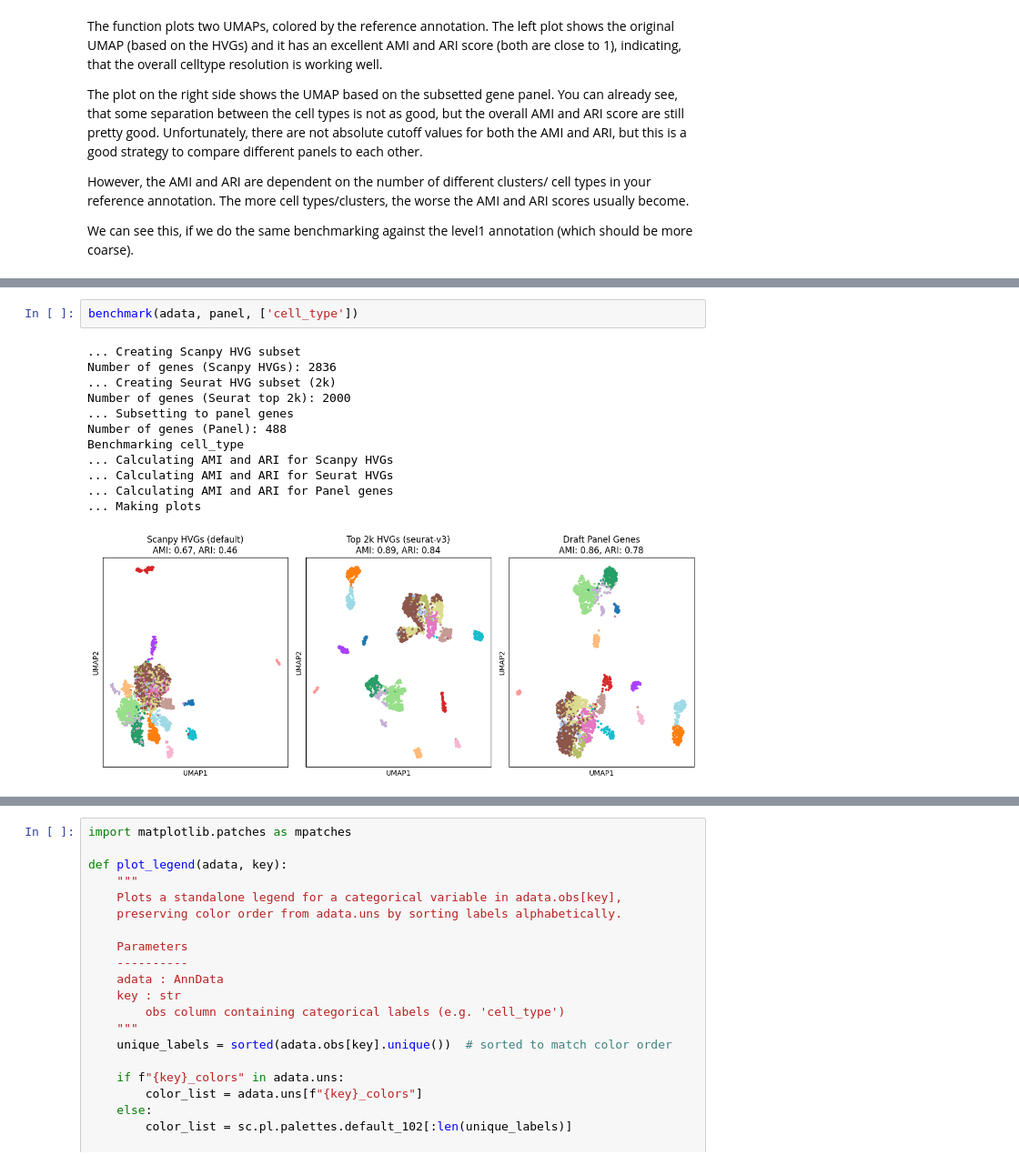
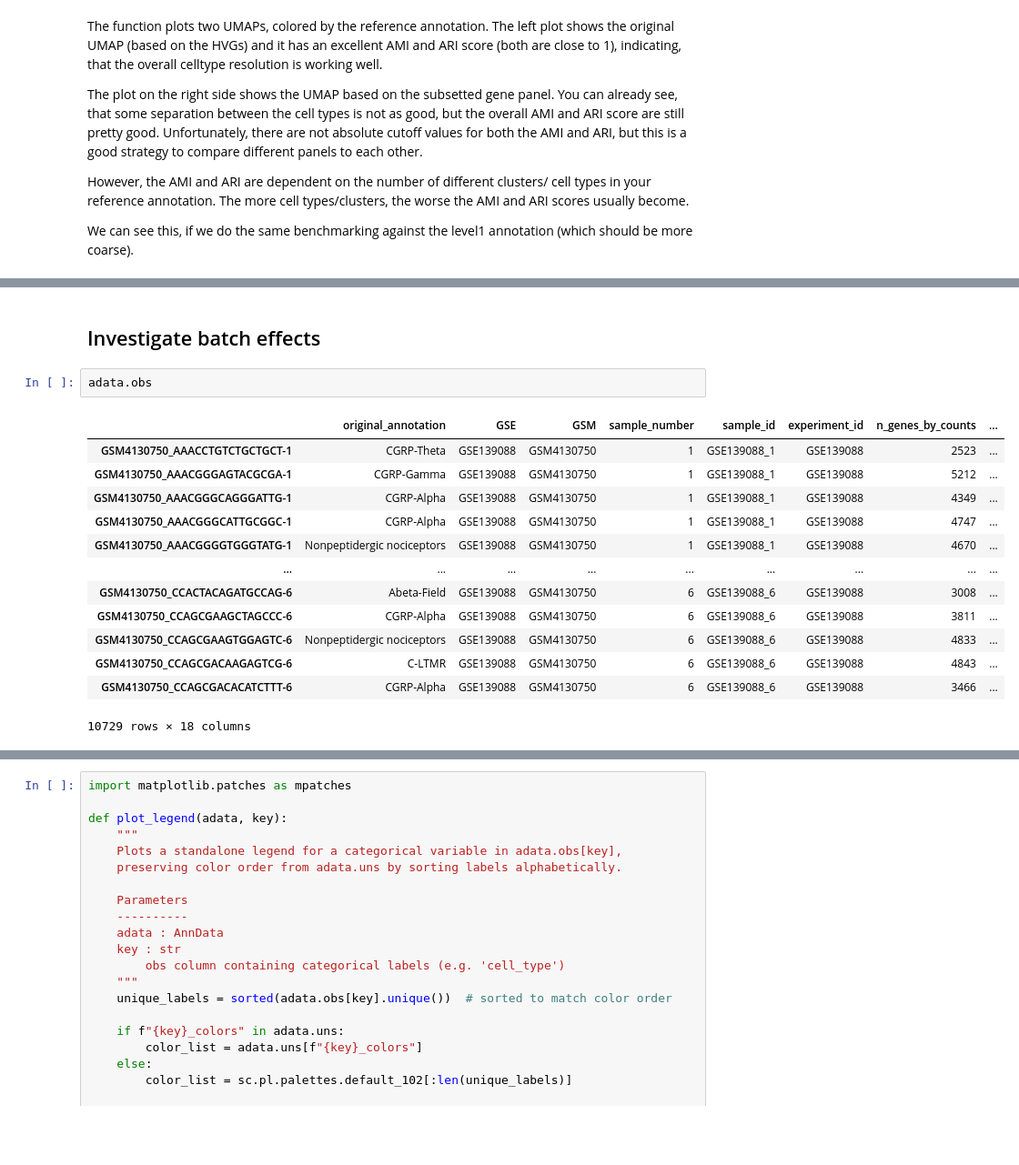
Before and after one commit to aifimmunology/spatial_drg_colon_bladder, a Jupyter notebook: 03_finalization/02_benchmark-panel-GSE139088.ipynb, the cells around one changed output, grey strips where cells are left out. Shown at 91% size. Drawn from its saved outputs; the diff is of its cells as text; blank space fills up the shorter version.

```diff
--- a/03_finalization/02_benchmark-panel-GSE139088.ipynb
+++ b/03_finalization/02_benchmark-panel-GSE139088.ipynb
@@ -324,15 +263,18 @@ def benchmark(adata, panel, keys):
-# %%
-benchmark(adata, panel, ['cell_type'])
-# %% [output]
-... Creating Scanpy HVG subset
-Number of genes (Scanpy HVGs): 2836
-... Creating Seurat HVG subset (2k)
-Number of genes (Seurat top 2k): 2000
-... Subsetting to panel genes
-Number of genes (Panel): 488
-Benchmarking cell_type
-... Calculating AMI and ARI for Scanpy HVGs
-... Calculating AMI and ARI for Seurat HVGs
-... Calculating AMI and ARI for Panel genes
-... Making plots
-[figure, removed]
+# %% [markdown]
+## Investigate batch effects
+# %%
+adata.obs
+# %% [output]
+|  | original_annotation | GSE | GSM | sample_number | sample_id | experiment_id | n_genes_by_counts | ... |
+| GSM4130750_AAACCTGTCTGCTGCT-1 | CGRP-Theta | GSE139088 | GSM4130750 | 1 | GSE139088_1 | GSE139088 | 2523 | ... |
+| GSM4130750_AAACGGGAGTACGCGA-1 | CGRP-Gamma | GSE139088 | GSM4130750 | 1 | GSE139088_1 | GSE139088 | 5212 | ... |
+| GSM4130750_AAACGGGCAGGGATTG-1 | CGRP-Alpha | GSE139088 | GSM4130750 | 1 | GSE139088_1 | GSE139088 | 4349 | ... |
+| GSM4130750_AAACGGGCATTGCGGC-1 | CGRP-Alpha | GSE139088 | GSM4130750 | 1 | GSE139088_1 | GSE139088 | 4747 | ... |
+| GSM4130750_AAACGGGGTGGGTATG-1 | Nonpeptidergic nociceptors | GSE139088 | GSM4130750 | 1 | GSE139088_1 | GSE139088 | 4670 | ... |
+| ... | ... | ... | ... | ... | ... | ... | ... | ... |
+| GSM4130750_CCACTACAGATGCCAG-6 | Abeta-Field | GSE139088 | GSM4130750 | 6 | GSE139088_6 | GSE139088 | 3008 | ... |
+| GSM4130750_CCAGCGAAGCTAGCCC-6 | CGRP-Alpha | GSE139088 | GSM4130750 | 6 | GSE139088_6 | GSE139088 | 3811 | ... |
+| GSM4130750_CCAGCGAAGTGGAGTC-6 | Nonpeptidergic nociceptors | GSE139088 | GSM4130750 | 6 | GSE139088_6 | GSE139088 | 4833 | ... |
+| GSM4130750_CCAGCGACAAGAGTCG-6 | C-LTMR | GSE139088 | GSM4130750 | 6 | GSE139088_6 | GSE139088 | 4843 | ... |
+| GSM4130750_CCAGCGACACATCTTT-6 | CGRP-Alpha | GSE139088 | GSM4130750 | 6 | GSE139088_6 | GSE139088 | 3466 | ... |
+10729 rows × 18 columns
```
Also changed, not shown: parts of 16 cells of this notebook, 3 other files.
